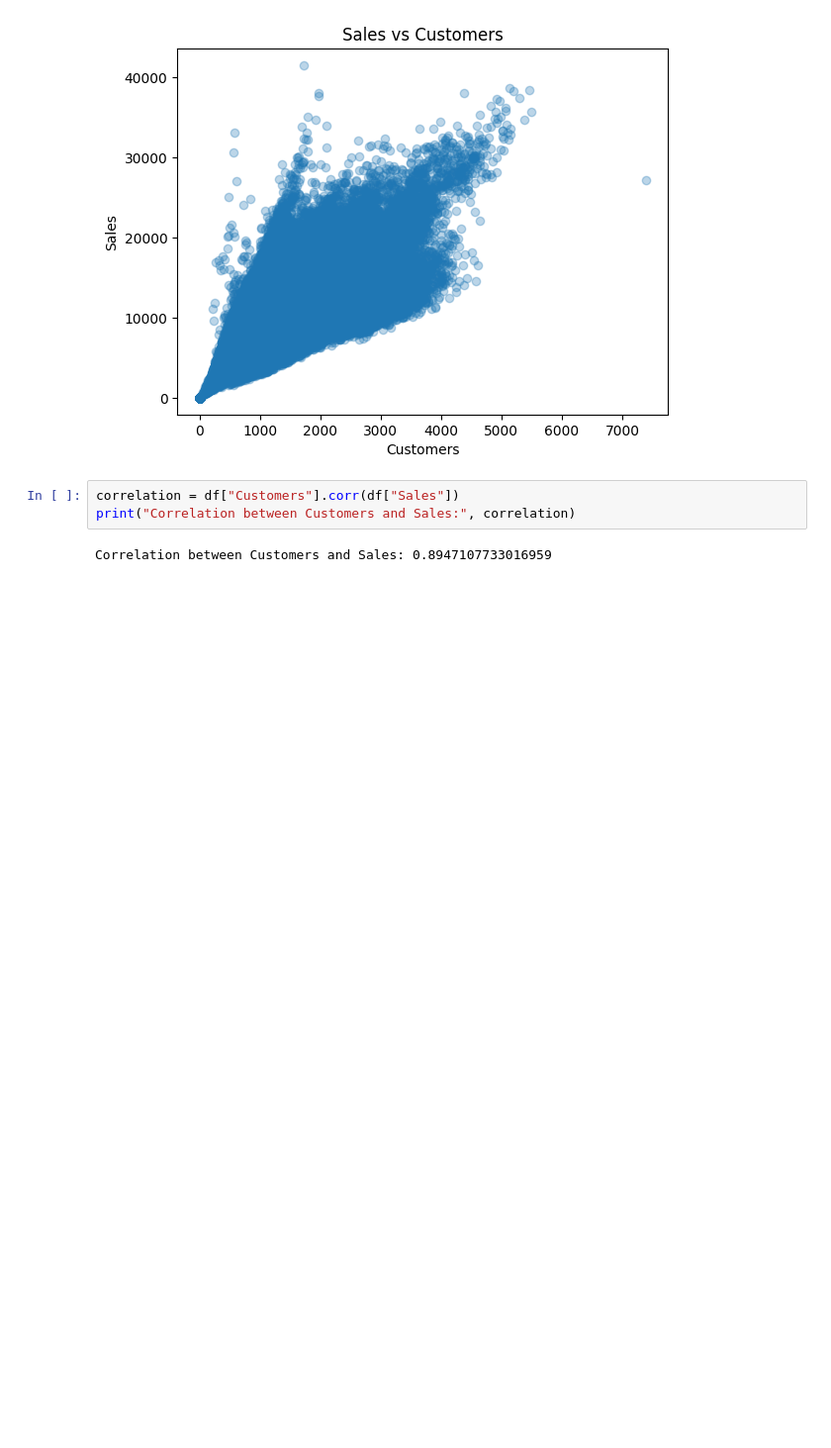
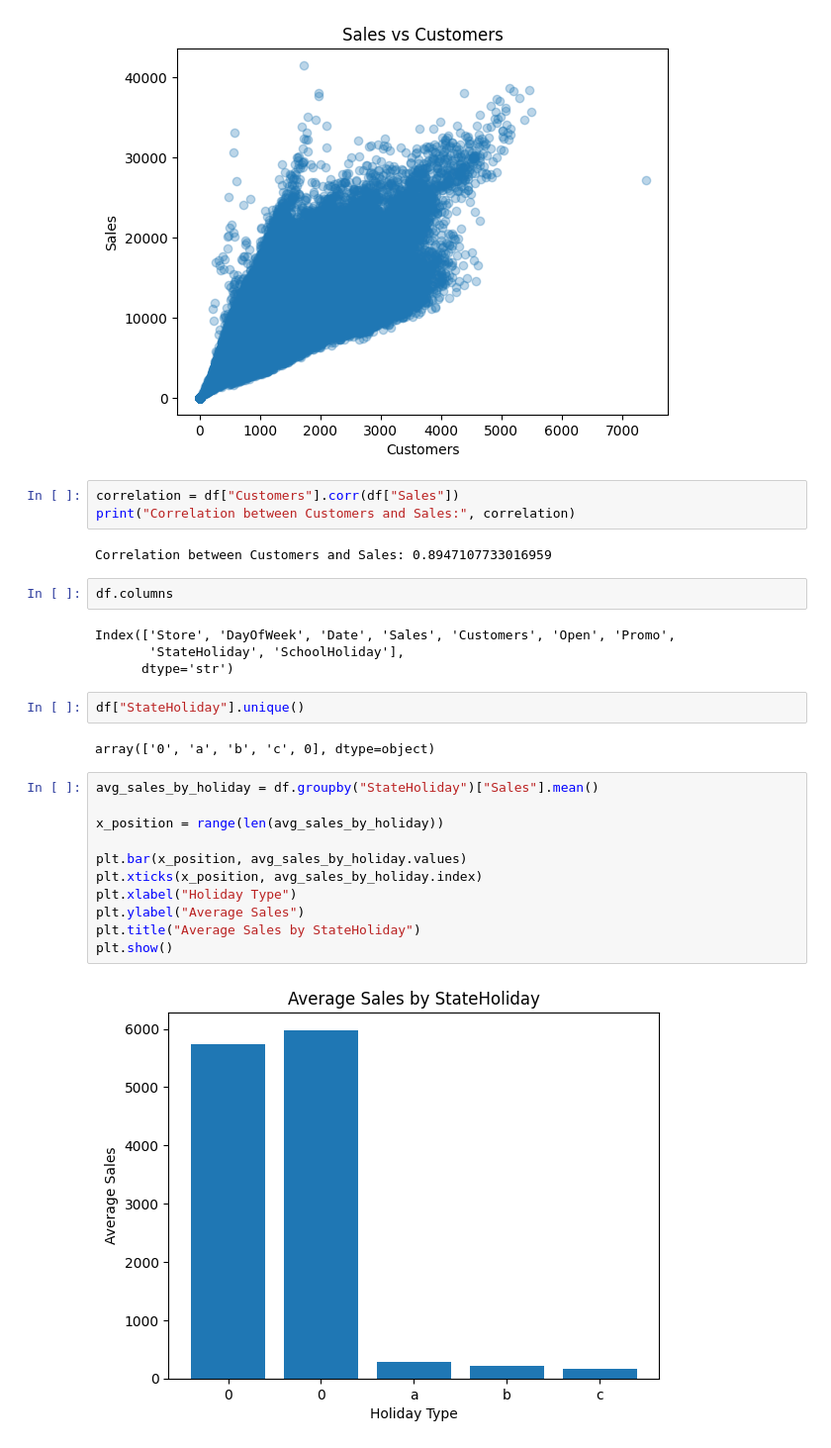
Before and after one commit to readulislamtamim/sales-forecasting, a Jupyter notebook: notebooks/01_eda.ipynb, the cells around one changed output. Shown at 99% size. Cells and saved outputs as stored; diff of their text form; blank space fills up the shorter version.

```diff
--- a/notebooks/01_eda.ipynb
+++ b/notebooks/01_eda.ipynb
@@ -98,3 +95,26 @@ correlation = df["Customers"].corr(df["Sales"])
 print("Correlation between Customers and Sales:", correlation)
 # %% [output]
 Correlation between Customers and Sales: 0.8947107733016959
+# %%
+df.columns
+# %% [output]
+Index(['Store', 'DayOfWeek', 'Date', 'Sales', 'Customers', 'Open', 'Promo',
+       'StateHoliday', 'SchoolHoliday'],
+      dtype='str')
+# %%
+df["StateHoliday"].unique()
+# %% [output]
+array(['0', 'a', 'b', 'c', 0], dtype=object)
+# %%
+avg_sales_by_holiday = df.groupby("StateHoliday")["Sales"].mean()
+
+x_position = range(len(avg_sales_by_holiday))
+
+plt.bar(x_position, avg_sales_by_holiday.values)
+plt.xticks(x_position, avg_sales_by_holiday.index)
+plt.xlabel("Holiday Type")
+plt.ylabel("Average Sales")
+plt.title("Average Sales by StateHoliday")
+plt.show()
+# %% [output]
+[figure, added]
```
Also changed, not shown: parts of 1 cell of this notebook, 2 other files.
